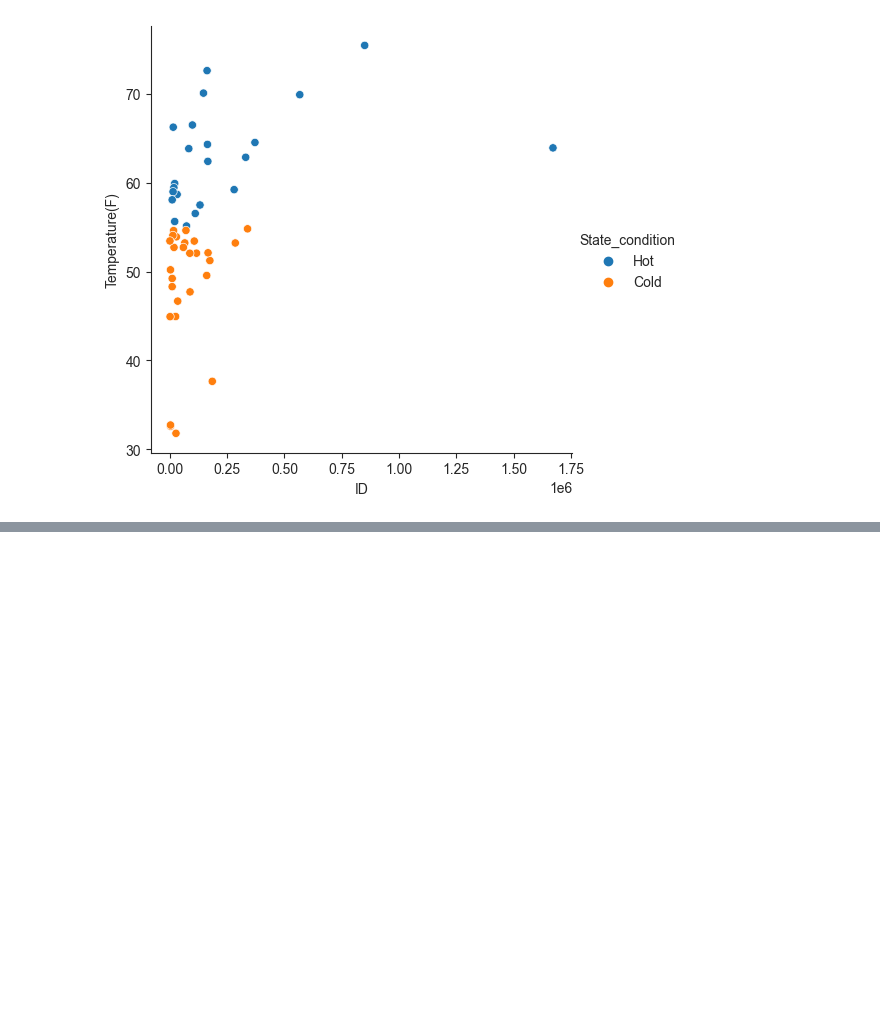
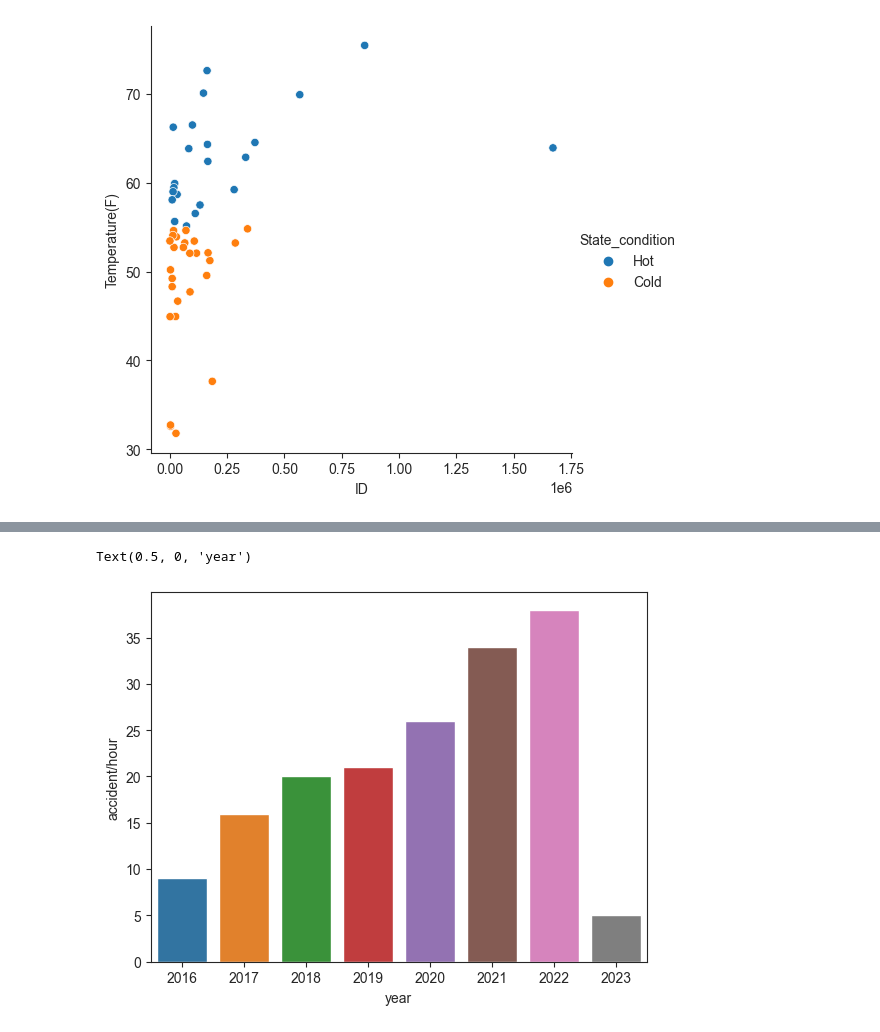
Before and after one commit to AbhirupB/Road-accidents-ML, a Jupyter notebook: EDA and training.ipynb, the cells around one changed output, grey strips where cells are left out. Saved outputs shown, nothing was run; the diff lists cells and outputs as text; code cells hidden in the pictures; blank space fills up the shorter version.

```diff
--- a/EDA and training.ipynb
+++ b/EDA and training.ipynb
@@ -602,0 +722,6 @@ sns.relplot(x='ID',y='Temperature(F)',hue='State_condition',data=final_table)
+# %%
+sns.barplot(y=year_df['accident/hour'], x=year_df['Cases'])
+plt.xlabel("year")
+# %% [output]
+Text(0.5, 0, 'year')
+[figure, added]
```
Also changed, not shown: parts of 17 cells of this notebook.
